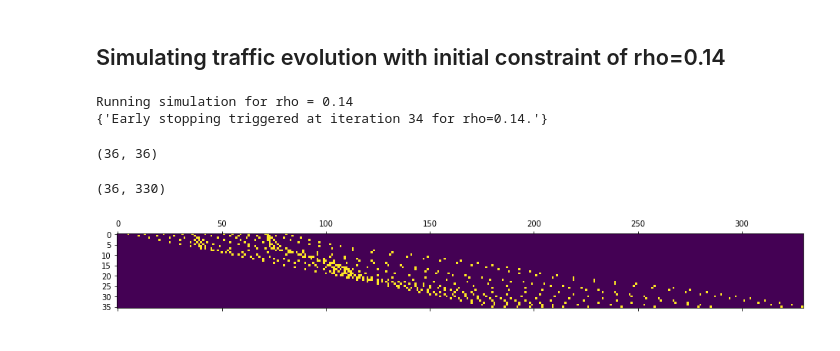
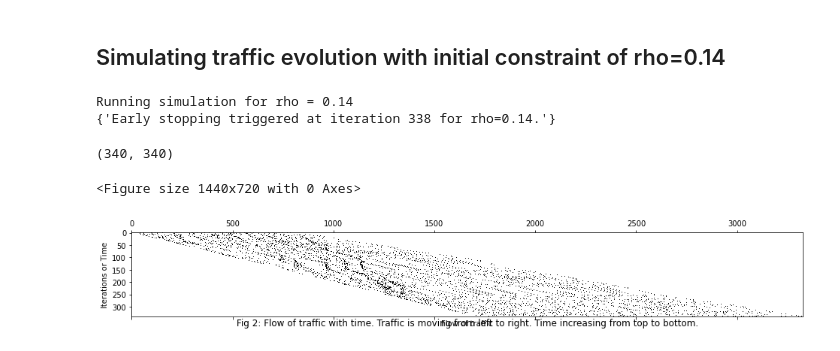
Before and after one commit to revanthp/emerging_traffic_patterns, a Jupyter notebook: emergent_traffic_patterns.ipynb, the cells around one changed output. Cells and saved outputs as stored; diff of their text form; code cells hidden in the pictures.

```diff
--- a/emergent_traffic_patterns.ipynb
+++ b/emergent_traffic_patterns.ipynb
@@ -130,7 +162,7 @@ def simulation(rho=0.04, test=0, save_run=False):
 # %% [markdown]
 ## Simulating traffic evolution with initial constraint of rho=0.14
 # %%
-L = 100 # Taking a smaller L to keep things simple.
+L = 1000 # Taking a smaller L to keep things simple.
 rho = 0.14
 V = []
 Ng = []
@@ -140,43 +172,15 @@ out = simulation(rho=rho, test=0, save_run=True)
 len(V), len(Ng)
 # %% [output]
 Running simulation for rho = 0.14
-{'Early stopping triggered at iteration 34 for rho=0.14.'}
+{'Early stopping triggered at iteration 338 for rho=0.14.'}
-(36, 36)
+(340, 340)
 # %%
 Vmat = np.r_[V].reshape((len(V), np.int(rho * L))).astype(int)
 Ngmat = np.r_[Ng].reshape(len(Ng), np.int(rho * L)).astype(int)
 
 road_history = np.zeros((len(V), int(3 * L + 30)), dtype=int)
-pos_history = np.zeros((len(V), np.int(rho * L)), dtype=int)
 
 assert np.all(Vmat[0, :] == V[0])
 assert np.all(Vmat[-1, :] == V[-1])
 assert np.all(Ngmat[0, :] == Ng[0])
 assert np.all(Ngmat[-1, :] == Ng[-1])
-# %%
-def get_history(Vmat, Ngmat, pos_history):
-
-  delta_start = 0
-
-  for car in range(np.int(rho * L)):
-    if car == 0:
-      pos_history[:, car] = np.cumsum(Vmat[:, 0])
-      continue
-    pos_history[:, car] = pos_history[:, car-1] + Ngmat[:, car-1]
-
-  # return pos_history
-# %%
-assert np.all(pos_history <= 3 * L)
-get_history(Vmat, Ngmat, pos_history)
-
-for row in range(len(V)):
-  road_history[row, pos_history[row]] = 1
-
-print(road_history.shape)
-# %% [output]
-(36, 330)
-# %%
-plt.matshow(road_history)
-plt.show()
-# %% [output]
-[figure, removed]
@@ -182,0 +227,16 @@ plt.show()
+# %%
+_, road_history = get_history(Vmat, Ngmat)
+# %%
+title_text = """Fig {}: Flow of traffic with time. \
+Traffic is moving from left to right. \
+Time increasing from top to bottom.""".format(2)
+
+plt.figure(figsize=(20, 10))
+plt.matshow(road_history, cmap='Greys', aspect='auto')
+plt.xlabel('Flow of traffic')
+plt.ylabel('Iterations or Time')
+plt.title(title_text, y=-.16)
+plt.show()
+# %% [output]
+<Figure size 1440x720 with 0 Axes>
+[figure, added]
```
Also changed, not shown: parts of 7 cells of this notebook.
